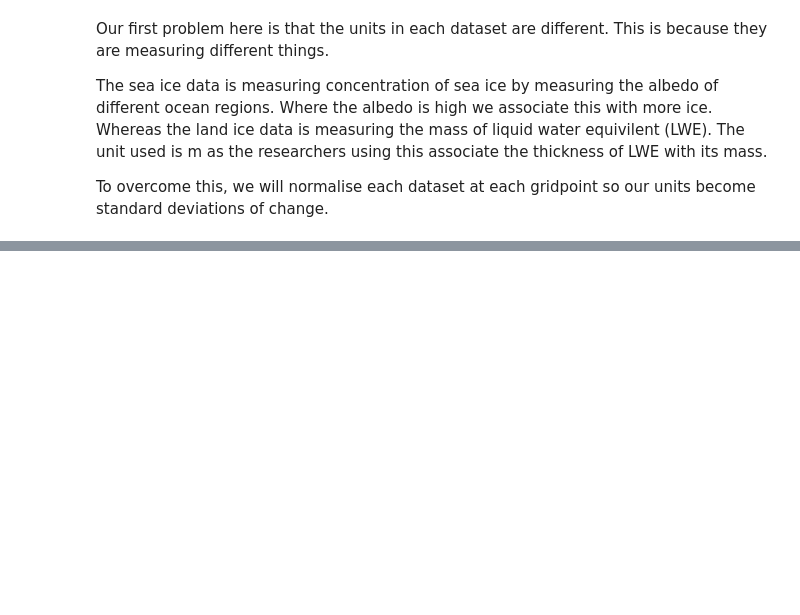
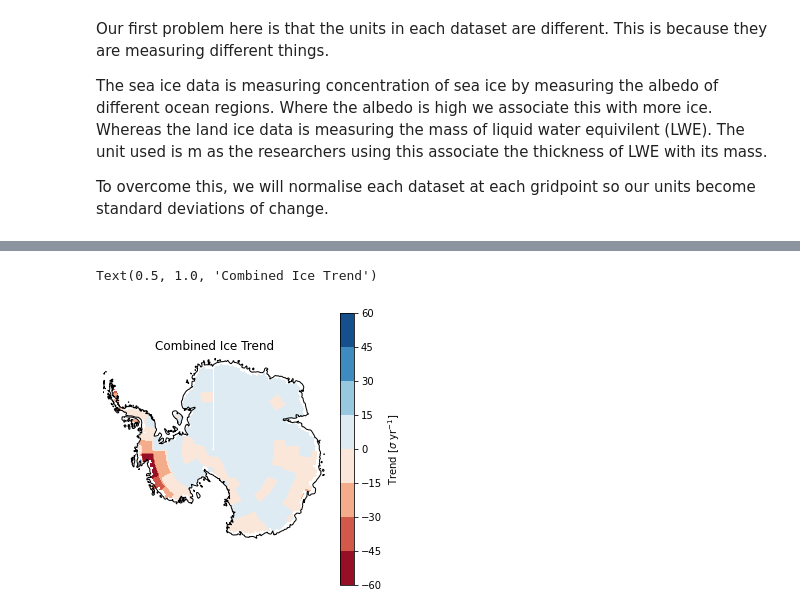
Before and after one commit to hjelleyman/Antarctica-M.2, a Jupyter notebook: combining ice data.ipynb, the cells around one changed output, grey strips where cells are left out. Saved outputs shown, nothing was run; the diff lists cells and outputs as text; code cells hidden in the pictures; blank space fills up the shorter version.

```diff
--- a/combining ice data.ipynb
+++ b/combining ice data.ipynb
@@ -90,8 +94,12 @@ print(data)
 # %%
-ax = fig.add_subplot(132, projection = ccrs.SouthPolarStereo())
-contor = ax2.contourf(data.x, data.y, data.values.transpose(), cmap = 'RdBu', levels = levels, norm = divnorm, transform=ccrs.SouthPolarStereo())
-ax2.coastlines()
-ax2.set_axis_off()
-cbar = plt.colorbar(contor, format=ticker.FuncFormatter(fmt_colorbar))
-cbar.set_label('Trend (\% yr$^{-1}$)')
-ax2.set_title('Predicted Trend')
+fig = plt.figure(figsize=(5,5))
+ax = fig.add_subplot(projection = ccrs.SouthPolarStereo())
+contor = ax.contourf(SIC_trends.x, SIC_trends.y, SIC_trends.values+LIC_trends.values, cmap = 'RdBu', transform=ccrs.SouthPolarStereo())
+ax.coastlines()
+ax.set_axis_off()
+cbar = plt.colorbar(contor)
+cbar.set_label('Trend [$\sigma$ yr$^{-1}$]')
+ax.set_title('Combined Ice Trend')
+# %% [output]
+Text(0.5, 1.0, 'Combined Ice Trend')
+[figure, added]
```
Also changed, not shown: parts of 8 cells of this notebook.
